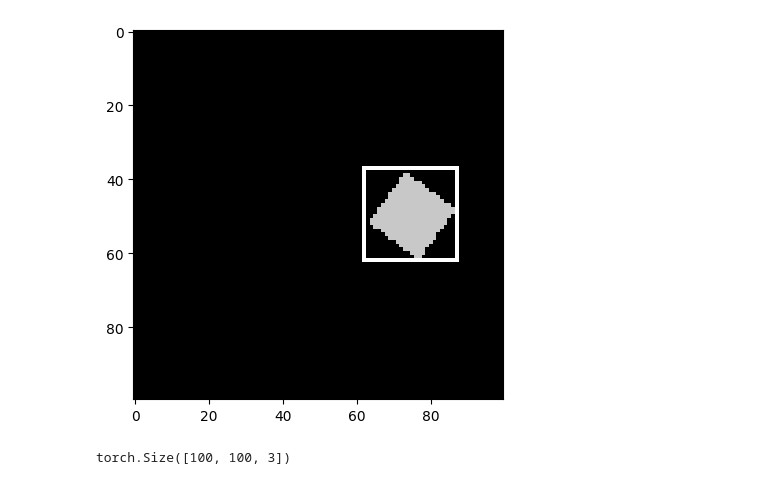
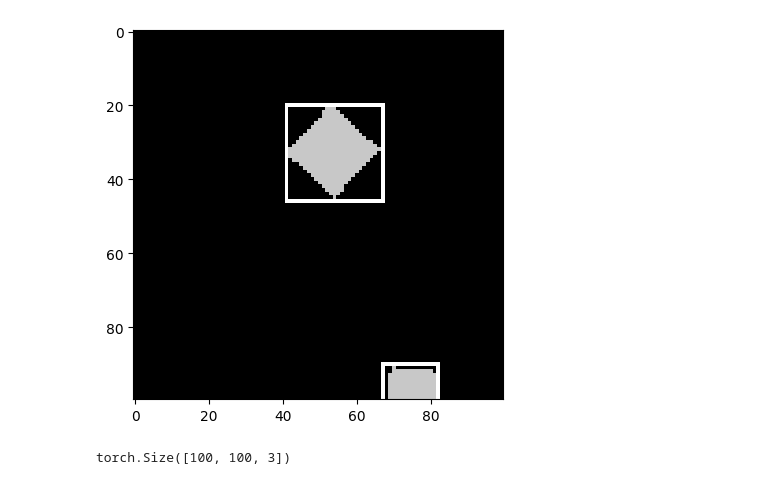
Before and after one commit to Whatisthisname/bbox-diffusion, a Jupyter notebook: toy_dataset.ipynb, the cells around one changed output. Drawn from its saved outputs; the diff is of its cells as text; code cells hidden in the pictures.

```diff
--- a/toy_dataset.ipynb
+++ b/toy_dataset.ipynb
@@ -1,28 +1,28 @@
 # %%
 from torch import nn
 import torch
 import torchvision
 import matplotlib.pyplot as plt
 import square_data_generator
 from torchvision.utils import draw_bounding_boxes
 
-N_SQUARES = 1
+N_SQUARES = 2
 IMAGE_SIZE = (100, 100)
 
 test_img, test_bboxes, test_colors = square_data_generator.make_image(
     IMAGE_SIZE, N_SQUARES
 )
 pred_points = torchvision.ops.box_convert(test_bboxes, in_fmt="cxcywh", out_fmt="xyxy")
 
 img_with_boxes = draw_bounding_boxes(
     (test_img.permute(2, 0, 1) * 255).to(torch.uint8),
     pred_points,
     colors=test_colors,
     width=1,
 )
 plt.imshow(img_with_boxes.permute(1, 2, 0));
 # %% [output]
-[figure, old version]
+[figure, new version]
 # %%
 test_img.shape
 # %% [output]
```
Also changed, not shown: parts of 5 cells of this notebook, 2 other files.
